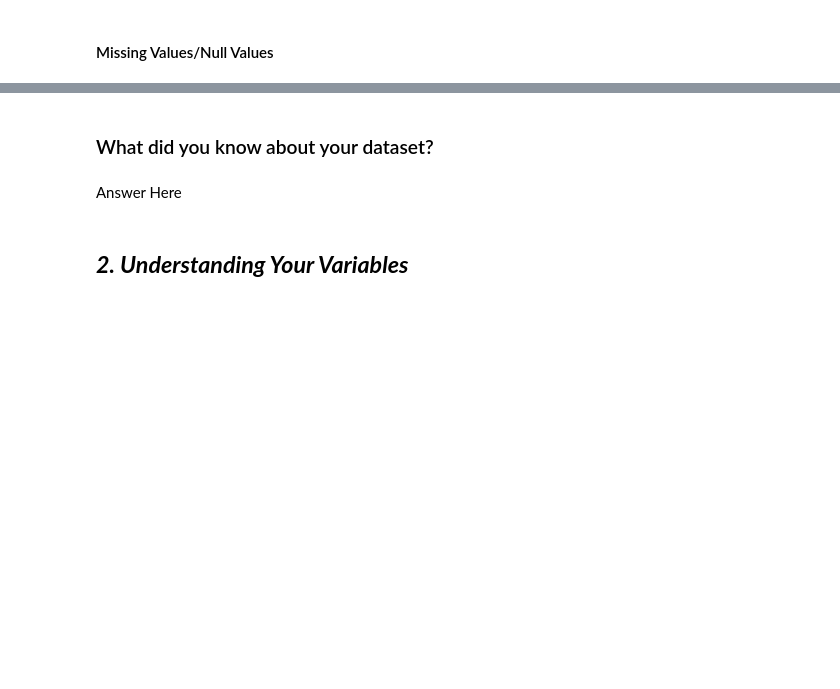
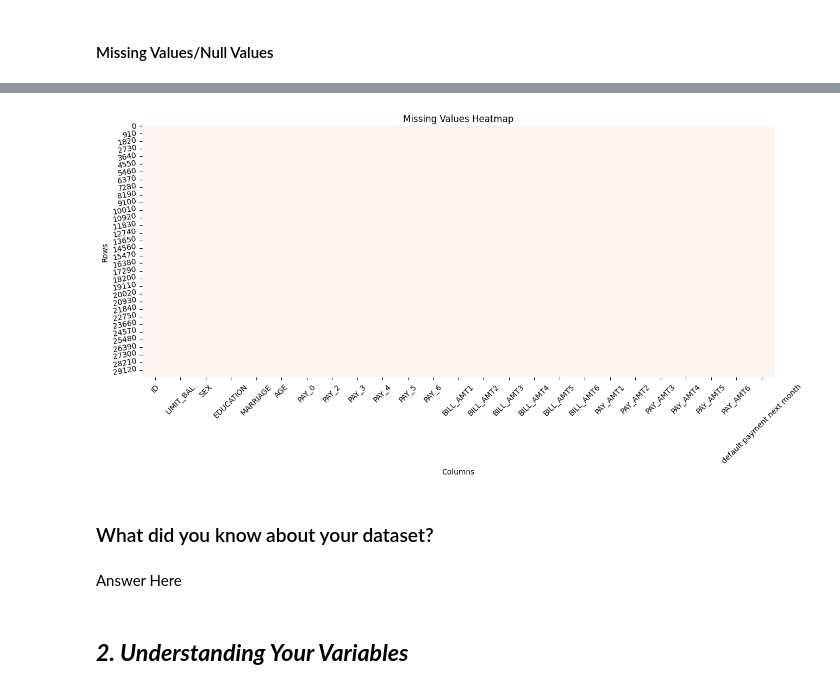
Before and after one commit to shubhamrai1318/Credit_Card_Default_Prediction, a Jupyter notebook: Credit_Card_Default_Prediction.ipynb, the cells around one changed output, grey strips where cells are left out. Cells and saved outputs as stored; diff of their text form; code cells hidden in the pictures; blank space fills up the shorter version.

```diff
--- a/Credit_Card_Default_Prediction.ipynb
+++ b/Credit_Card_Default_Prediction.ipynb
@@ -212,3 +289,20 @@ RowCol()
+# %%
+# Visualizing the missing values
+
+def missing_no():
+  # Create a heatmap of missing values
+  plt.figure(figsize=(15, 6))
+  sns.heatmap(df.isnull(), cbar=False, cmap='Reds')
+  plt.title("Missing Values Heatmap")
+  plt.xlabel("Columns")
+  plt.ylabel("Rows")
+  plt.yticks(rotation=10)
+  plt.xticks(rotation=45)
+  plt.show()
+
+missing_no()
+# %% [output]
+[figure, added]
 # %% [markdown]
 ### What did you know about your dataset?
 # %% [markdown]
```
Also changed, not shown: parts of 8 cells of this notebook.
